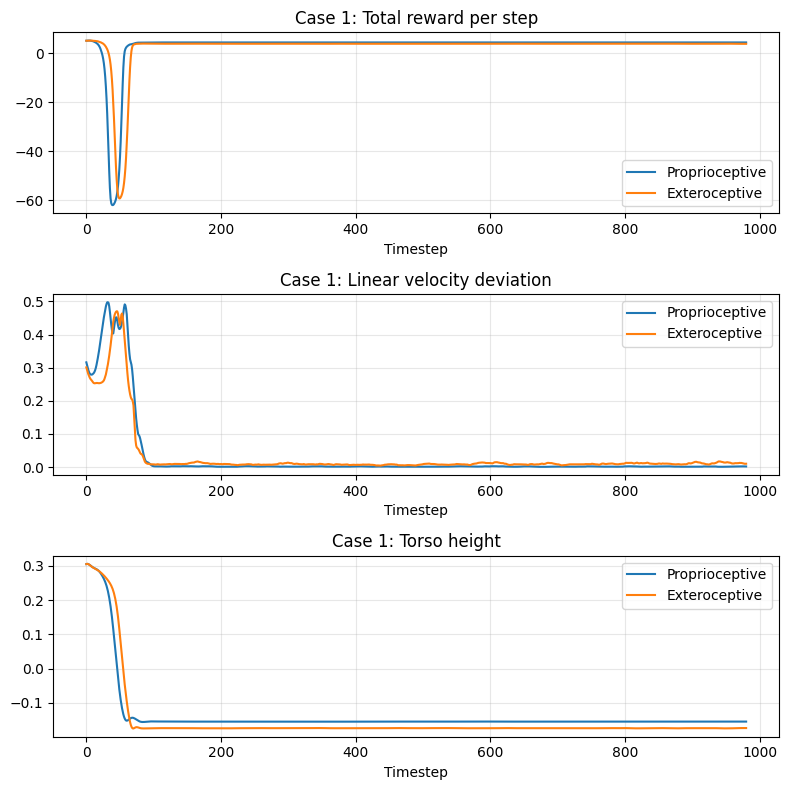
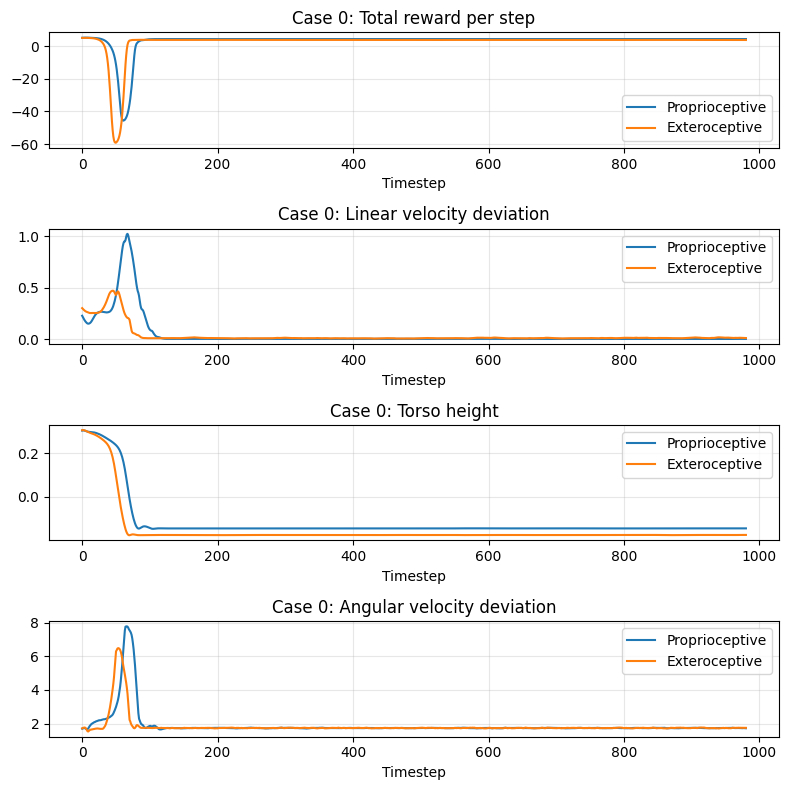
Unified diff of the notebook cell whose output changed from the first chart to the second:
--- before
+++ after
@@ -16,5 +16,5 @@
 
 for i in range(cases):
-    fig, axs = plt.subplots(3, 1, figsize=(8, 8))  # new figure each loop
+    fig, axs = plt.subplots(4, 1, figsize=(8, 8))  # new figure each loop
 
     for policy_name, metric in policies.items():
@@ -28,4 +28,7 @@
         axs[2].plot(smooth_torso, label=policy_name, color=policy_colors[policy_name])
 
+        smooth_ang_vel = jp.convolve(jp.array(metric[i]["angvel_deviation"]), jp.ones(window)/window, mode="valid")
+        axs[3].plot(smooth_ang_vel, label=policy_name, color=policy_colors[policy_name])
+
         # Get mean and std lin vel error
         mean_error = jp.mean(jp.array(metric[i]["linear_velocity_deviation"]))
@@ -38,7 +41,8 @@
         print(f"Case {i+1} {policy_name}: Torso height mean: {mean_height:.3f}, std: {std_height:.3f}")
 
-    axs[0].set_title(f"Case {i+1}: Total reward per step")
-    axs[1].set_title(f"Case {i+1}: Linear velocity deviation")
-    axs[2].set_title(f"Case {i+1}: Torso height")
+    axs[0].set_title(f"Case {i}: Total reward per step")
+    axs[1].set_title(f"Case {i}: Linear velocity deviation")
+    axs[2].set_title(f"Case {i}: Torso height")
+    axs[3].set_title(f"Case {i}: Angular velocity deviation")
     
     for ax in axs:

Commit: add angular velocity case